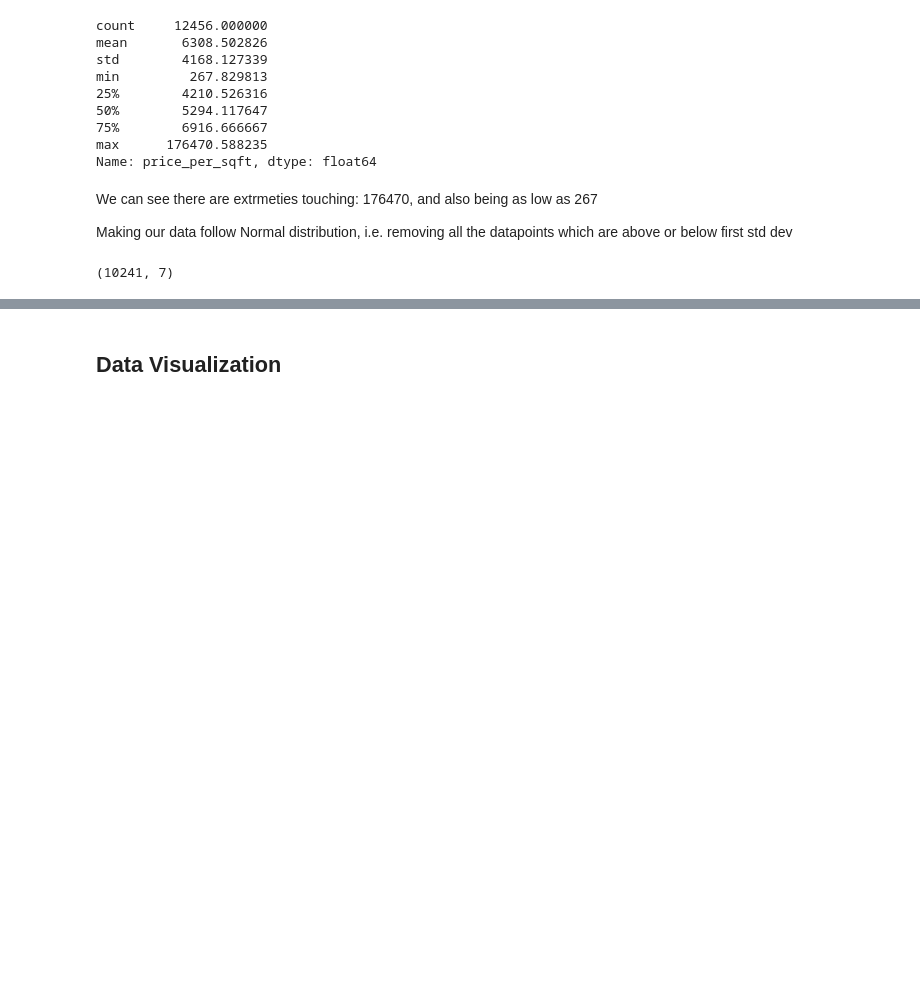
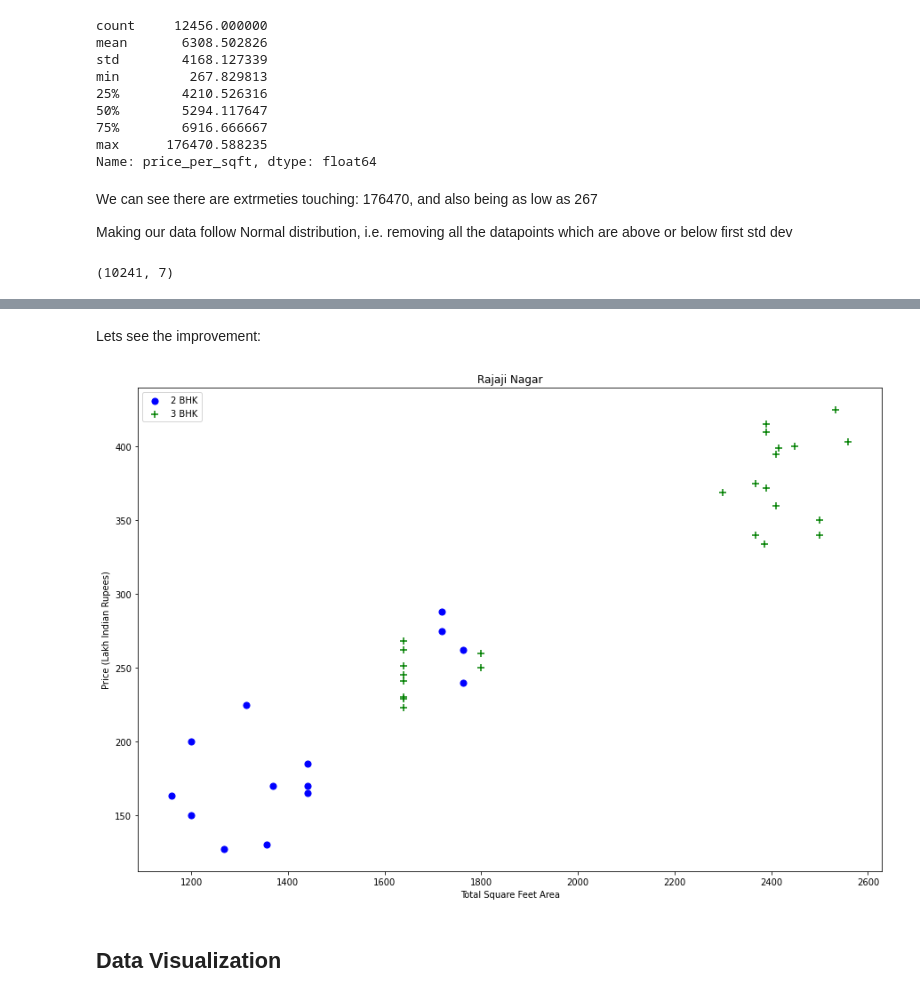
Before and after one commit to SiddharthaVarshney/Bengaluru-house-price-prediction, a Jupyter notebook: src/price_predictor.ipynb, the cells around one changed output, grey strips where cells are left out. Saved outputs shown, nothing was run; the diff lists cells and outputs as text; code cells hidden in the pictures; blank space fills up the shorter version.

```diff
--- a/src/price_predictor.ipynb
+++ b/src/price_predictor.ipynb
@@ -309,2 +351,8 @@ df7.shape
+# %% [markdown]
+Lets see the improvement:
+# %%
+plot_scatter_chart(df8, "Rajaji Nagar")
+# %% [output]
+[figure, added]
 # %% [markdown]
 ## Data Visualization
```
Also changed, not shown: parts of 15 cells of this notebook.
